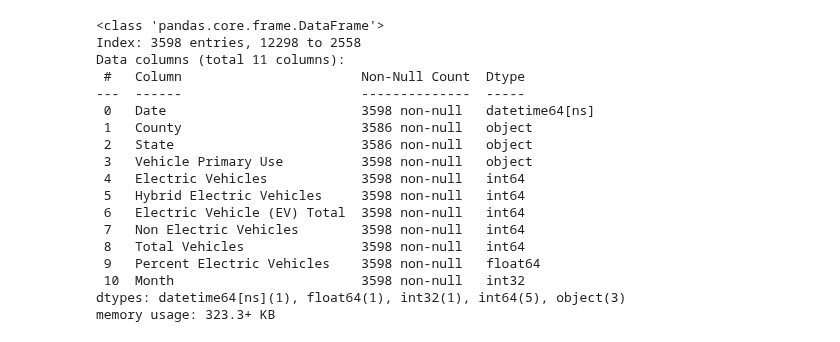
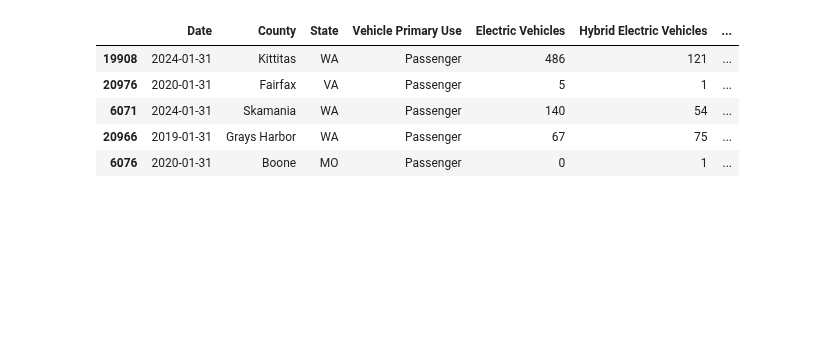
Before and after one commit to thisishasan/slda, a Jupyter notebook: code.ipynb, the cells around one changed output. Cells and saved outputs as stored; diff of their text form; code cells hidden in the pictures; blank space fills up the shorter version.

```diff
--- a/code.ipynb
+++ b/code.ipynb
@@ -70,23 +50,13 @@ df.head()
 # %%
+df['Date'] = pd.to_datetime(df['Date'], errors='coerce')
 df['Month'] = df['Date'].dt.month
+df['Year'] = df['Date'].dt.year
 df.sort_values(by=['Month'], inplace=True)
-df.info()
+df.head()
 # %% [output]
-<class 'pandas.core.frame.DataFrame'>
-Index: 3598 entries, 12298 to 2558
-Data columns (total 11 columns):
- #   Column                       Non-Null Count  Dtype
----  ------                       --------------  -----
- 0   Date                         3598 non-null   datetime64[ns]
- 1   County                       3586 non-null   object
- 2   State                        3586 non-null   object
- 3   Vehicle Primary Use          3598 non-null   object
- 4   Electric Vehicles            3598 non-null   int64
- 5   Hybrid Electric Vehicles     3598 non-null   int64
- 6   Electric Vehicle (EV) Total  3598 non-null   int64
- 7   Non Electric Vehicles        3598 non-null   int64
- 8   Total Vehicles               3598 non-null   int64
- 9   Percent Electric Vehicles    3598 non-null   float64
- 10  Month                        3598 non-null   int32
-dtypes: datetime64[ns](1), float64(1), int32(1), int64(5), object(3)
-memory usage: 323.3+ KB
+|  | Date | County | State | Vehicle Primary Use | Electric Vehicles | Hybrid Electric Vehicles | ... |
+| 19908 | 2024-01-31 | Kittitas | WA | Passenger | 486 | 121 | ... |
+| 20976 | 2020-01-31 | Fairfax | VA | Passenger | 5 | 1 | ... |
+| 6071 | 2024-01-31 | Skamania | WA | Passenger | 140 | 54 | ... |
+| 20966 | 2019-01-31 | Grays Harbor | WA | Passenger | 67 | 75 | ... |
+| 6076 | 2020-01-31 | Boone | MO | Passenger | 0 | 1 | ... |
```
Also changed, not shown: parts of 10 cells of this notebook.
